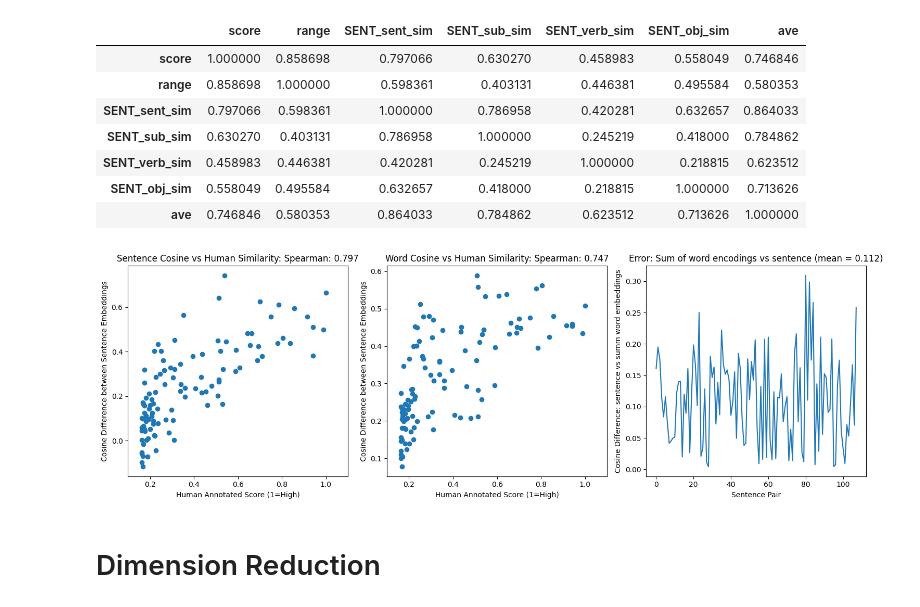
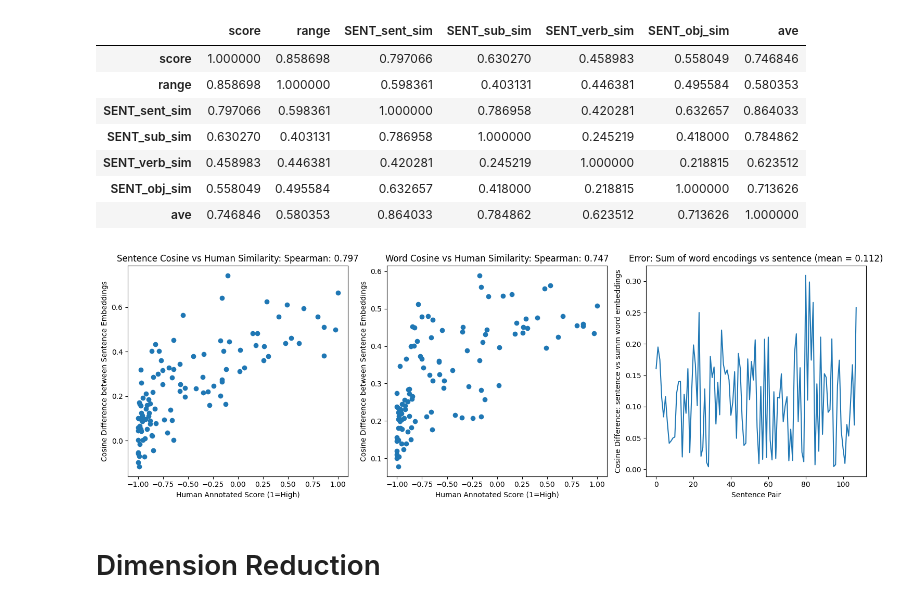
Before and after one commit to henry-dev-atkins/QNLP_MasterWork, a Jupyter notebook: IanMeeting.ipynb, the cells around one changed output. Drawn from its saved outputs; the diff is of its cells as text; code cells hidden in the pictures.

```diff
--- a/IanMeeting.ipynb
+++ b/IanMeeting.ipynb
@@ -42,6 +43,12 @@ unique_word_list = list(set(unique_word_list)) #Makes word_list from word_list's
 
 grouped_data.to_csv("Data/AveragedLargerSadrKartTransative.txt")
 
+# Create an instance of MinMaxScaler
+scaler = MinMaxScaler(feature_range=(-1, 1))
+
+# Rescale the 'score' column
+grouped_data['score'] = scaler.fit_transform(grouped_data[['score']])
+
 #Unique datapoints:
 #len(grouped_data['subject1'].unique()), len(grouped_data['verb1'].unique()), len(grouped_data['object1'].unique()), len(grouped_data['subject2'].unique()), len(grouped_data['verb2'].unique()), len(grouped_data['object2'].unique())
 grouped_data.describe()
@@ -92,31 +102,31 @@ grouped_data.corr(numeric_only=True, method='spearman')
 # %%
 fig, axs = plt.subplots(1, 3, figsize=(15, 5))
 
 axs[0].scatter(grouped_data['score'], grouped_data['SENT_sent_sim'])
 axs[0].set_title("Sentence Cosine vs Human Similarity: Spearman: " +
                 str(round(grouped_data['score'].corr(grouped_data['SENT_sent_sim'], method='spearman'), 3)))
 axs[0].set_xlabel("Human Annotated Score (1=High)")
 axs[0].set_ylabel("Cosine Difference between Sentence Embeddings")
-axs[0].set_xlim(left=0.1, right=1.1)
+
 
 axs[1].scatter(grouped_data['score'], grouped_data['ave'])
 axs[1].set_title("Word Cosine vs Human Similarity: Spearman: " +
                 str(round(grouped_data['score'].corr(grouped_data['ave'], method='spearman'), 3)))
 axs[1].set_xlabel("Human Annotated Score (1=High)")
 axs[1].set_ylabel("Cosine Difference between Sentence Embeddings")
-axs[1].set_xlim(left=0.1, right=1.1)
+
 
 axs[2].plot(np.sqrt((grouped_data['SENT_sent_sim'] - grouped_data['ave']) ** 2))
 axs[2].set_title("Error: Sum of word encodings vs sentence (mean = " +
                 str(np.round(np.sqrt((grouped_data['SENT_sent_sim'] - grouped_data['ave']) ** 2).mean(), 3)) + ")")
 axs[2].set_xlabel("Sentence Pair")
 axs[2].set_ylabel("Cosine Difference: sentence vs summ word embeddings")
 
 plt.tight_layout()
 
 plt.show()
 # %% [output]
-[figure, old version]
+[figure, new version]
 # %% [markdown]
 # Dimension Reduction
 # %%
```
Also changed, not shown: parts of 9 cells of this notebook.
